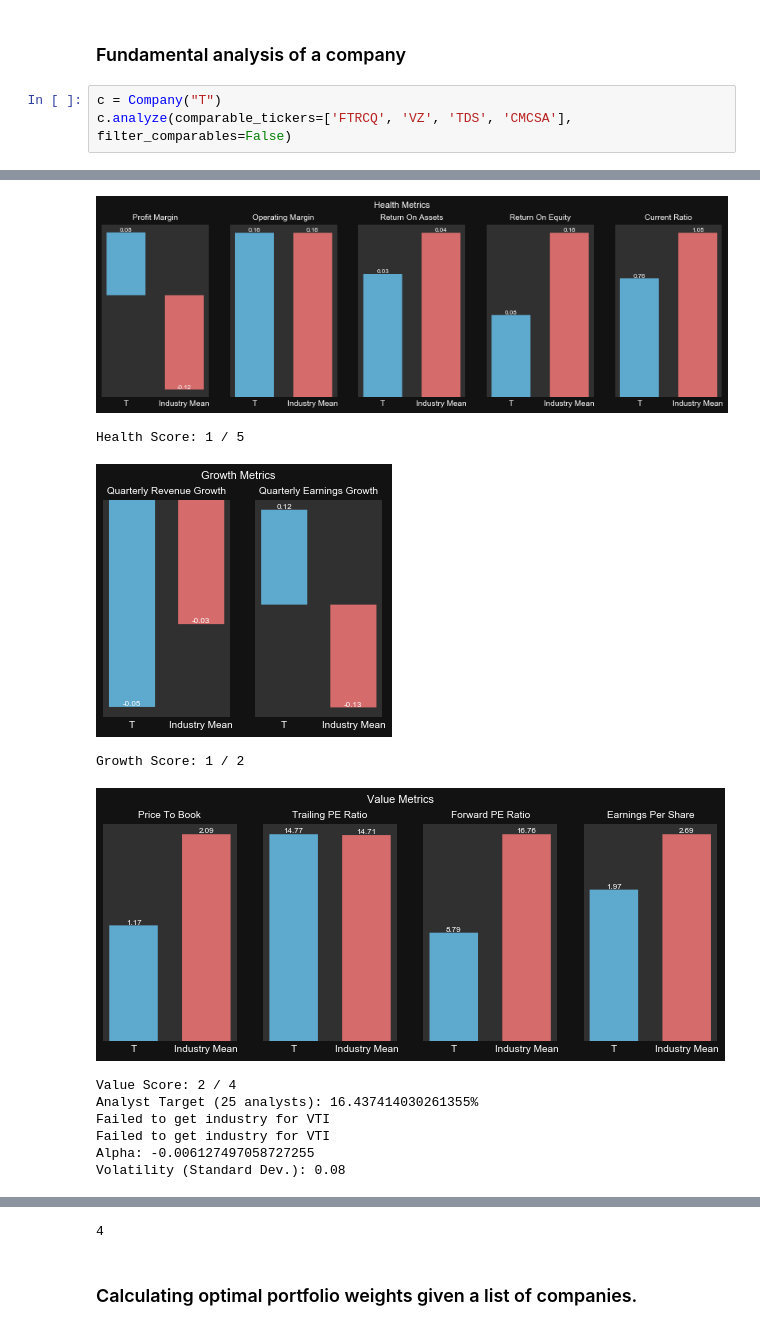
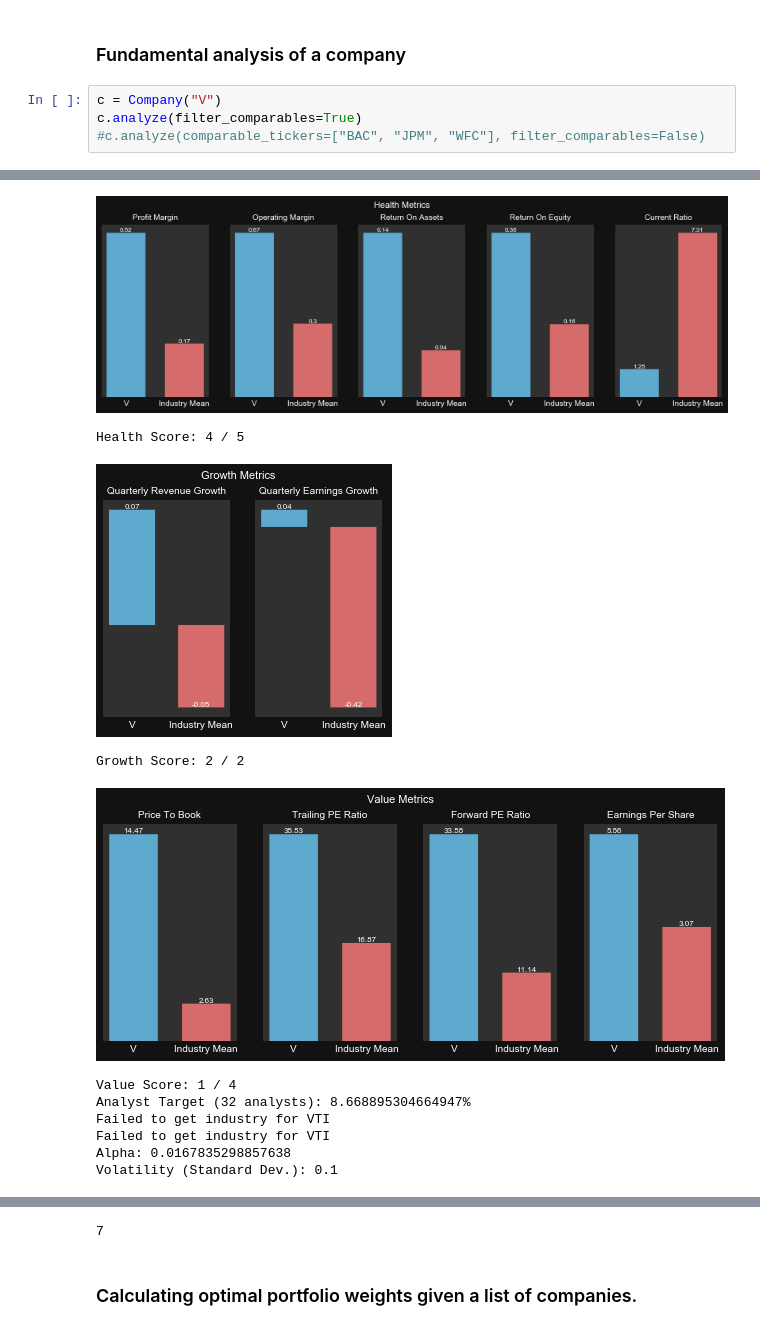
Before and after one commit to KevinJustinYu/Stock-Market-Analysis, a Jupyter notebook: company.ipynb, the cells around one changed output, grey strips where cells are left out. Saved outputs shown, nothing was run; the diff lists cells and outputs as text.

```diff
--- a/company.ipynb
+++ b/company.ipynb
@@ -12,6 +51,7 @@ bollinger_band_algo(stock_prices, 10)
 # %% [markdown]
 ### Fundamental analysis of a company
 # %%
-c = Company("T")
-c.analyze(comparable_tickers=['FTRCQ', 'VZ', 'TDS', 'CMCSA'], filter_comparables=False)
+c = Company("V")
+c.analyze(filter_comparables=True)
+#c.analyze(comparable_tickers=["BAC", "JPM", "WFC"], filter_comparables=False)
 # %% [output]
@@ -22,11 +70,11 @@ Failed to get industry for CMCSA
-[figure, old version]
+[figure, new version]
-Health Score: 1 / 5
+Health Score: 4 / 5
-[figure, old version]
+[figure, new version]
-Growth Score: 1 / 2
+Growth Score: 2 / 2
-[figure, old version]
+[figure, new version]
-Value Score: 2 / 4
-Analyst Target (25 analysts): 16.437414030261355%
+Value Score: 1 / 4
+Analyst Target (32 analysts): 8.668895304664947%
 Failed to get industry for VTI
 Failed to get industry for VTI
-Alpha: -0.006127497058727255
-Volatility (Standard Dev.): 0.08
+Alpha: 0.0167835298857638
+Volatility (Standard Dev.): 0.1
@@ -45,4 +93,4 @@ Valuation: 30.958747141487045 (using PE ratio multiple)
-4
+7
 # %% [markdown]
 ### Calculating optimal portfolio weights given a list of companies.
 # %%
```
Also changed, not shown: parts of 6 cells of this notebook, 20 other files.
